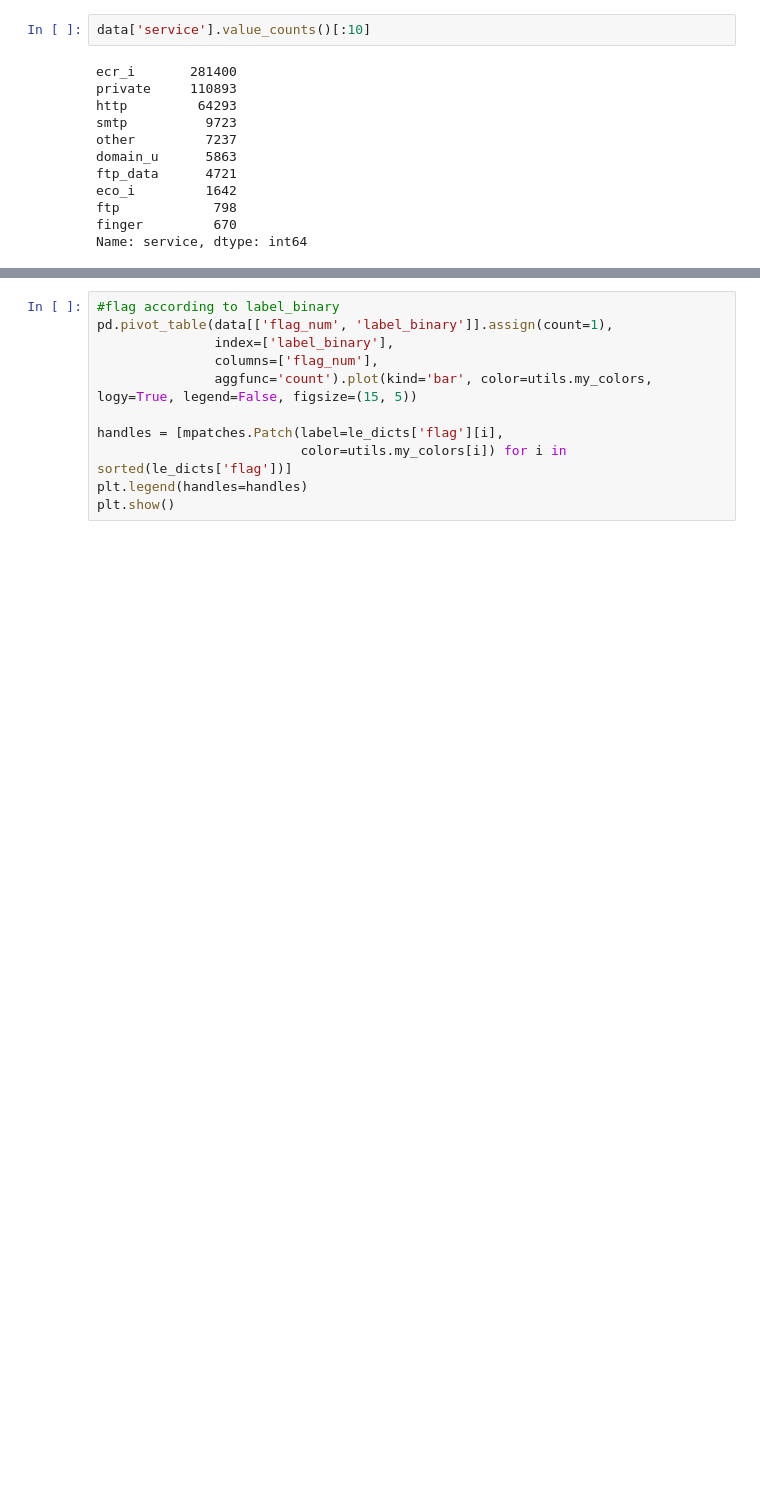
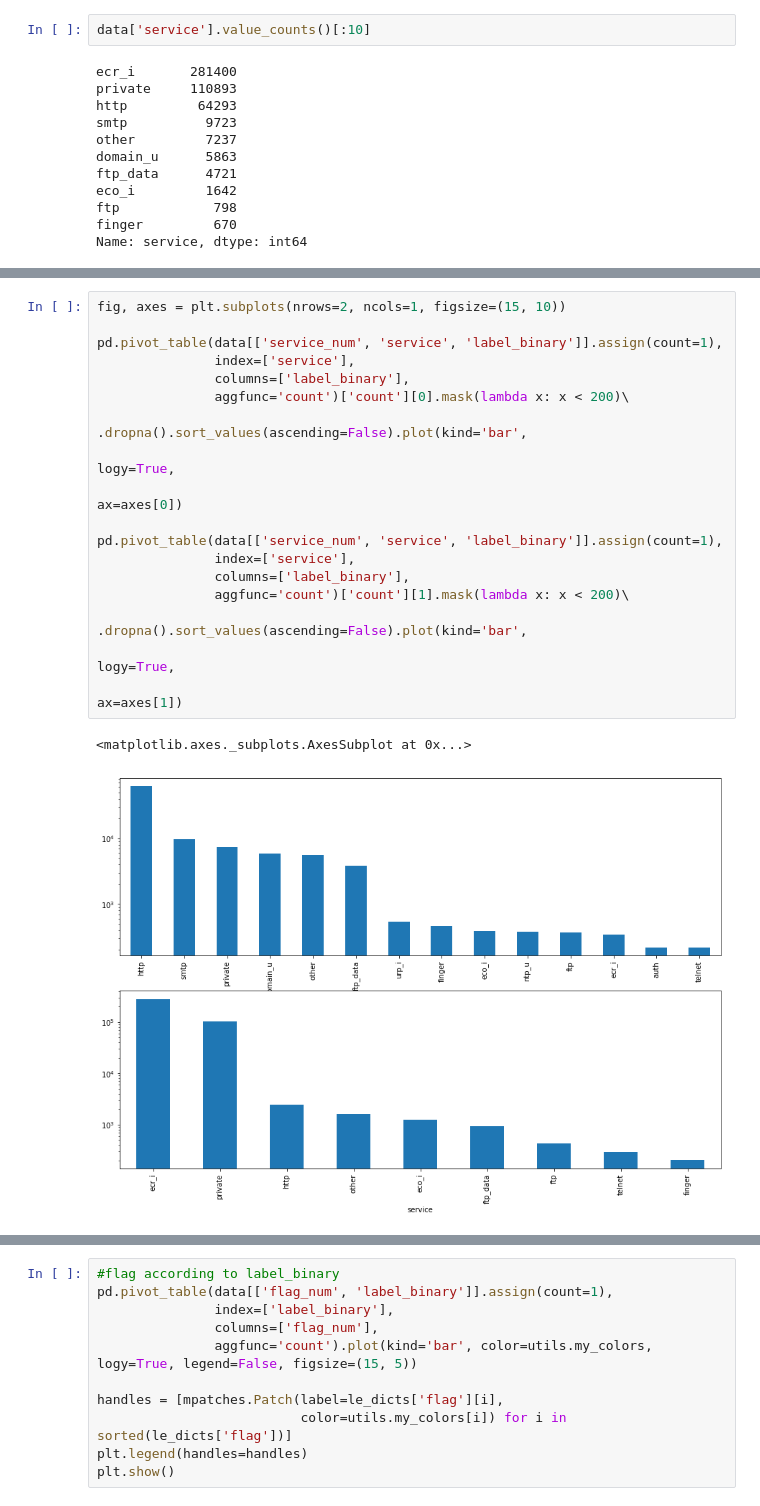
Before and after one commit to chinskiy/KDD-99, a Jupyter notebook: exploratory_analysis.ipynb, the cells around one changed output, grey strips where cells are left out. Drawn from its saved outputs; the diff is of its cells as text; blank space fills up the shorter version.

```diff
--- a/exploratory_analysis.ipynb
+++ b/exploratory_analysis.ipynb
@@ -170,0 +175,21 @@ Name: flag, dtype: int64
+# %%
+fig, axes = plt.subplots(nrows=2, ncols=1, figsize=(15, 10))
+
+pd.pivot_table(data[['service_num', 'service', 'label_binary']].assign(count=1),
+               index=['service'],
+               columns=['label_binary'],
+               aggfunc='count')['count'][0].mask(lambda x: x < 200)\
+                                           .dropna().sort_values(ascending=False).plot(kind='bar',
+                                                                                       logy=True,
+                                                                                       ax=axes[0])
+
+pd.pivot_table(data[['service_num', 'service', 'label_binary']].assign(count=1),
+               index=['service'],
+               columns=['label_binary'],
+               aggfunc='count')['count'][1].mask(lambda x: x < 200)\
+                                           .dropna().sort_values(ascending=False).plot(kind='bar',
+                                                                                       logy=True,
+                                                                                       ax=axes[1])
+# %% [output]
+<matplotlib.axes._subplots.AxesSubplot at 0x...>
+[figure, added]
```
Also changed, not shown: parts of 7 cells of this notebook, 1 other file.
